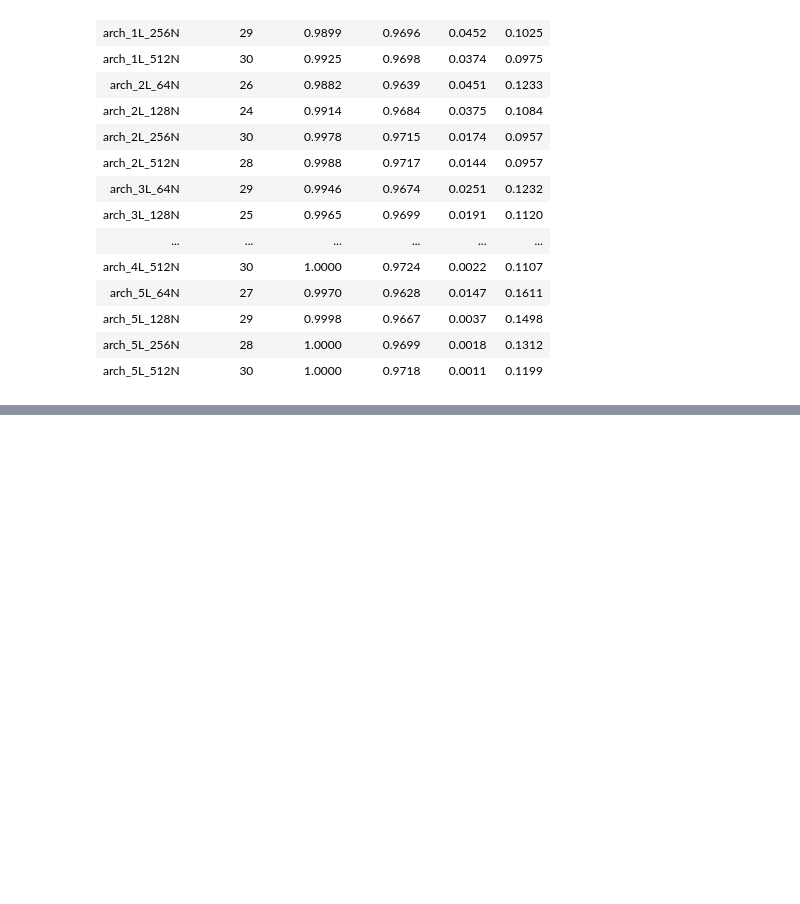
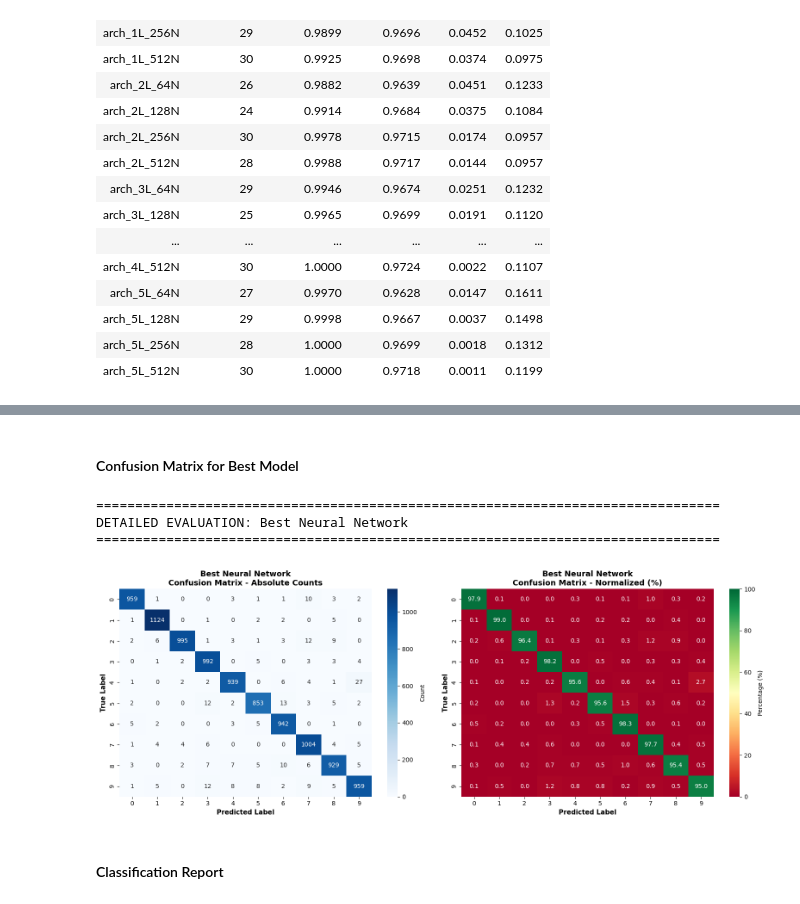
Before and after one commit to Youssef-Keshk/Assignment2-LogisticRegression-SoftmaxRegression-NeuralNets, a Jupyter notebook: notebooks/partC.ipynb, the cells around one changed output, grey strips where cells are left out. Drawn from its saved outputs; the diff is of its cells as text; code cells hidden in the pictures; blank space fills up the shorter version.

```diff
--- a/notebooks/partC.ipynb
+++ b/notebooks/partC.ipynb
@@ -411,0 +730,46 @@ display(
+# %% [markdown]
+#### Confusion Matrix for Best Model
+# %%
+best_model_name = max(
+    [k for k in results_comparison.keys() if 'Binary' not in k],
+    key=lambda x: results_comparison[x]['accuracy']
+)
+best_data = results_comparison[best_model_name]
+
+print(f"\n{'='*80}")
+print(f"DETAILED EVALUATION: {best_model_name}")
+print(f"{'='*80}")
+
+# Confusion Matrix
+cm = confusion_matrix(best_data['labels'], best_data['predictions'])
+
+fig, (ax1, ax2) = plt.subplots(1, 2, figsize=(16, 6))
+
+# Absolute counts
+sns.heatmap(cm, annot=True, fmt='d', cmap='Blues', ax=ax1,
+            xticklabels=range(10), yticklabels=range(10),
+            cbar_kws={'label': 'Count'})
+ax1.set_title(f'{best_model_name}\nConfusion Matrix - Absolute Counts',
+             fontsize=13, fontweight='bold')
+ax1.set_ylabel('True Label', fontsize=11, fontweight='bold')
+ax1.set_xlabel('Predicted Label', fontsize=11, fontweight='bold')
+
+# Normalized percentages
+cm_normalized = cm.astype('float') / cm.sum(axis=1)[:, np.newaxis] * 100
+sns.heatmap(cm_normalized, annot=True, fmt='.1f', cmap='RdYlGn', ax=ax2,
+            xticklabels=range(10), yticklabels=range(10),
+            cbar_kws={'label': 'Percentage (%)'}, vmin=0, vmax=100)
+ax2.set_title(f'{best_model_name}\nConfusion Matrix - Normalized (%)',
+             fontsize=13, fontweight='bold')
+ax2.set_ylabel('True Label', fontsize=11, fontweight='bold')
+ax2.set_xlabel('Predicted Label', fontsize=11, fontweight='bold')
+
+plt.tight_layout()
+plt.show()
+# %% [output]
+================================================================================
+DETAILED EVALUATION: Best Neural Network
+================================================================================
+[figure, added]
+# %% [markdown]
+#### Classification Report
```
Also changed, not shown: parts of 28 cells of this notebook.
